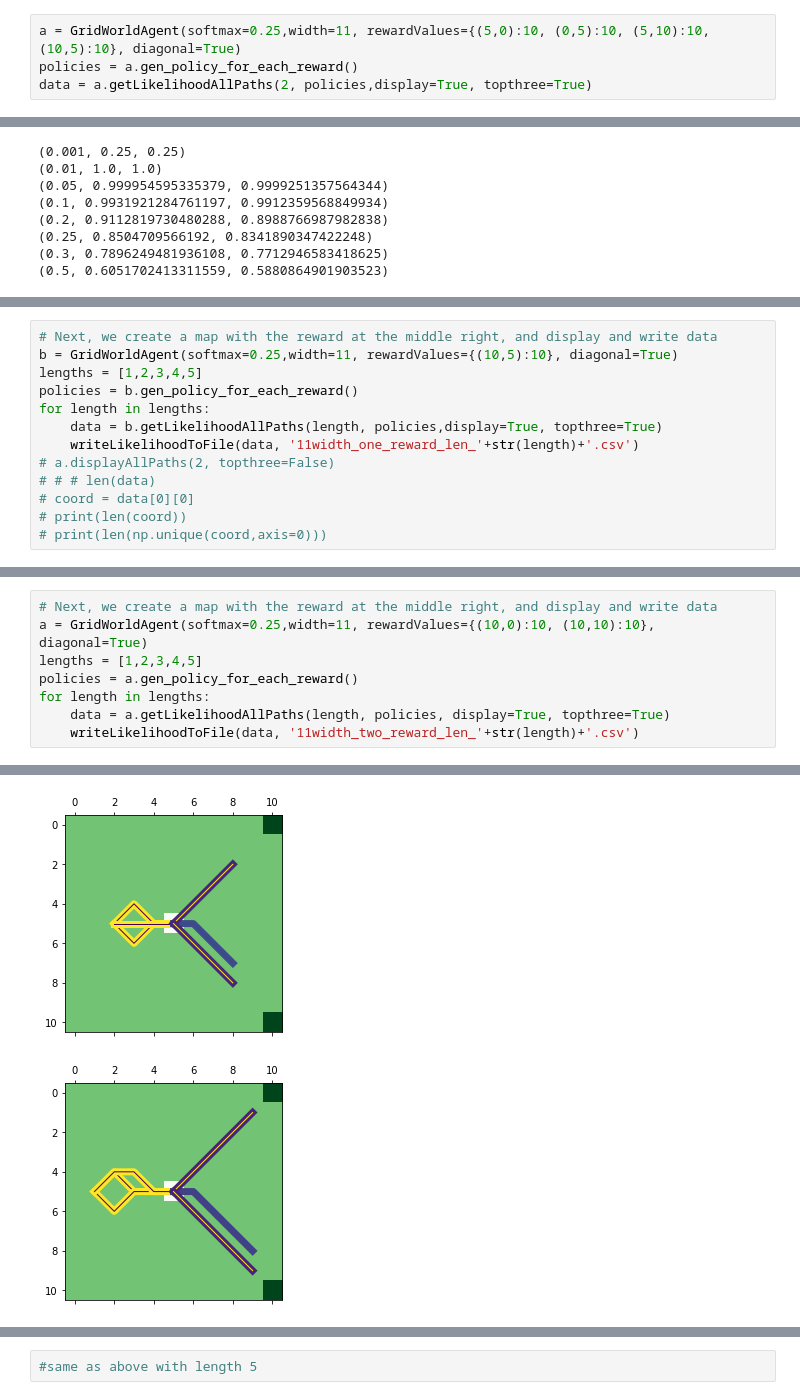
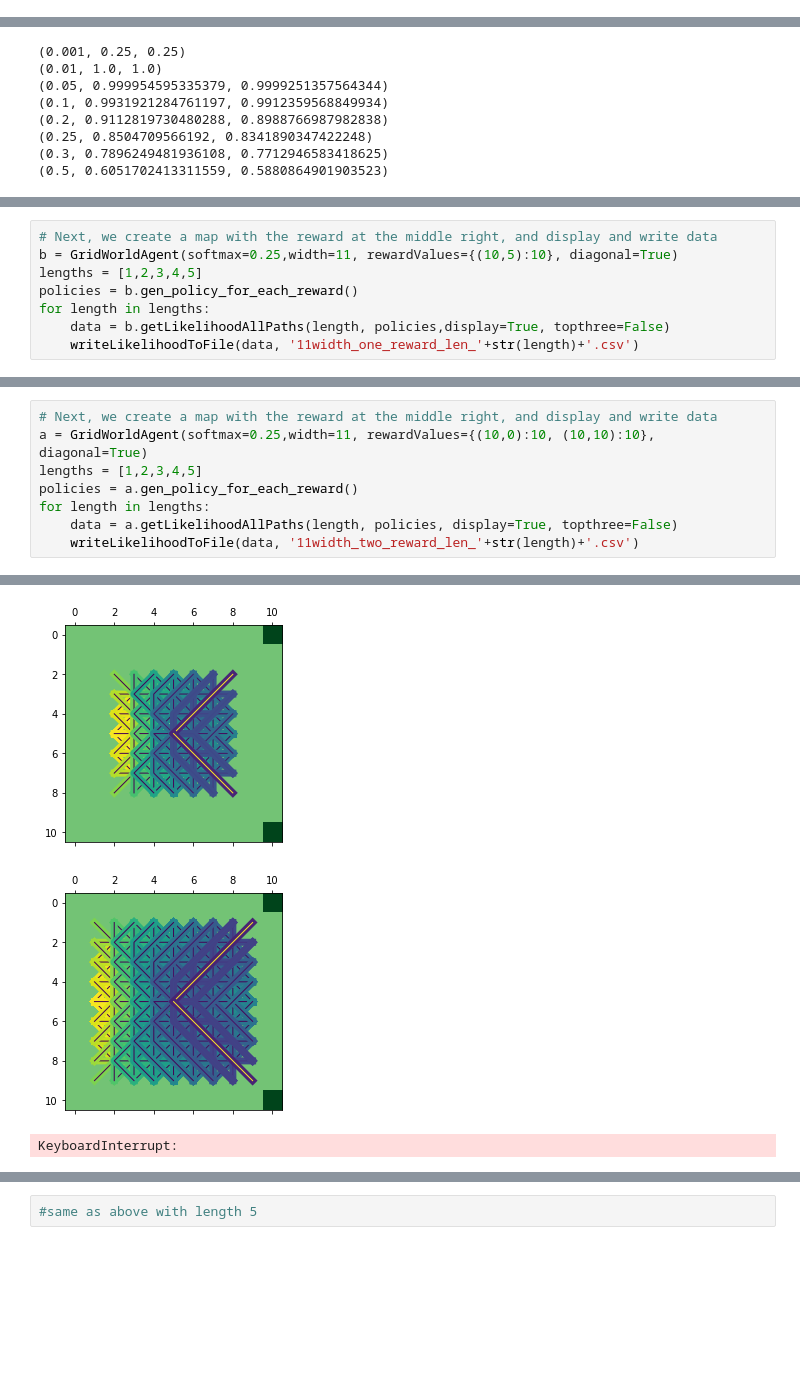
Before and after one commit to annieechen/communicative-models, a Jupyter notebook: notebooks/Example Actions.ipynb, the cells around one changed output, grey strips where cells are left out. Saved outputs shown, nothing was run; the diff lists cells and outputs as text; blank space fills up the shorter version.

```diff
--- a/notebooks/Example Actions.ipynb
+++ b/notebooks/Example Actions.ipynb
@@ -16,7 +16,3 @@ def writeLikelihoodToFile(data, filename):
 
 import pprint
 pp = pprint.PrettyPrinter(indent=2)
-# %%
-a = GridWorldAgent(softmax=0.25,width=11, rewardValues={(5,0):10, (0,5):10, (5,10):10, (10,5):10}, diagonal=True)
-policies = a.gen_policy_for_each_reward()
-data = a.getLikelihoodAllPaths(2, policies,display=True, topthree=True)
@@ -87,11 +55,6 @@ b = GridWorldAgent(softmax=0.25,width=11, rewardValues={(10,5):10}, diagonal=Tru
 lengths = [1,2,3,4,5]
 policies = b.gen_policy_for_each_reward()
 for length in lengths:
-    data = b.getLikelihoodAllPaths(length, policies,display=True, topthree=True)
+    data = b.getLikelihoodAllPaths(length, policies,display=True, topthree=False)
     writeLikelihoodToFile(data, '11width_one_reward_len_'+str(length)+'.csv')
-# a.displayAllPaths(2, topthree=False)
-# # # len(data)
-# coord = data[0][0]
-# print(len(coord))
-# print(len(np.unique(coord,axis=0)))
 # %% [output]
@@ -112,6 +80,6 @@ a = GridWorldAgent(softmax=0.25,width=11, rewardValues={(10,0):10, (10,10):10},
 lengths = [1,2,3,4,5]
 policies = a.gen_policy_for_each_reward()
 for length in lengths:
-    data = a.getLikelihoodAllPaths(length, policies, display=True, topthree=True)
+    data = a.getLikelihoodAllPaths(length, policies, display=True, topthree=False)
     writeLikelihoodToFile(data, '11width_two_reward_len_'+str(length)+'.csv')
 # %% [output]
@@ -120,2 +88,3 @@ for length in lengths:
-[figure, old version]
+[figure, new version]
-[figure, old version]
+[figure, new version]
+KeyboardInterrupt:
```
Also changed, not shown: parts of 12 cells of this notebook.
